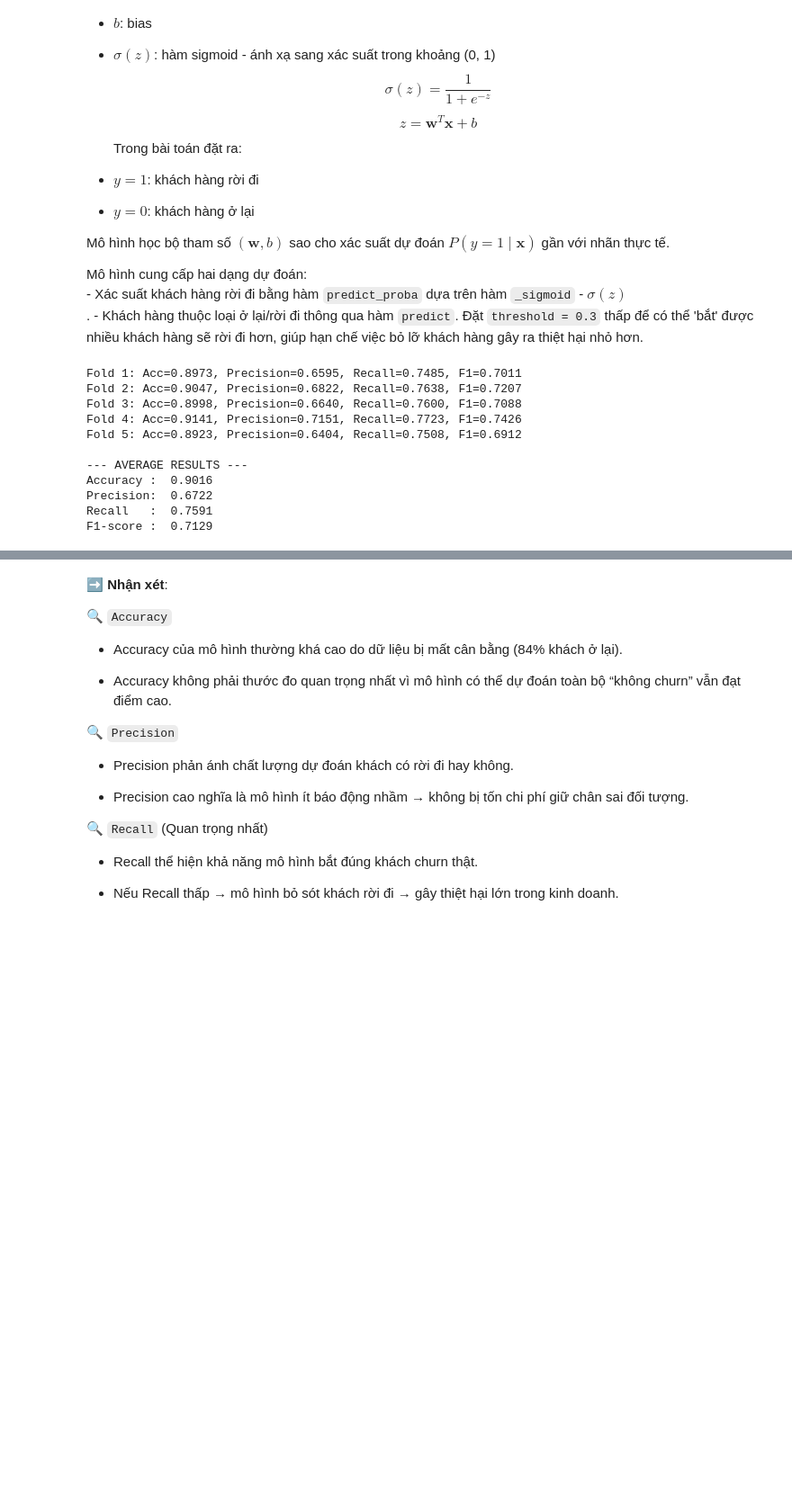
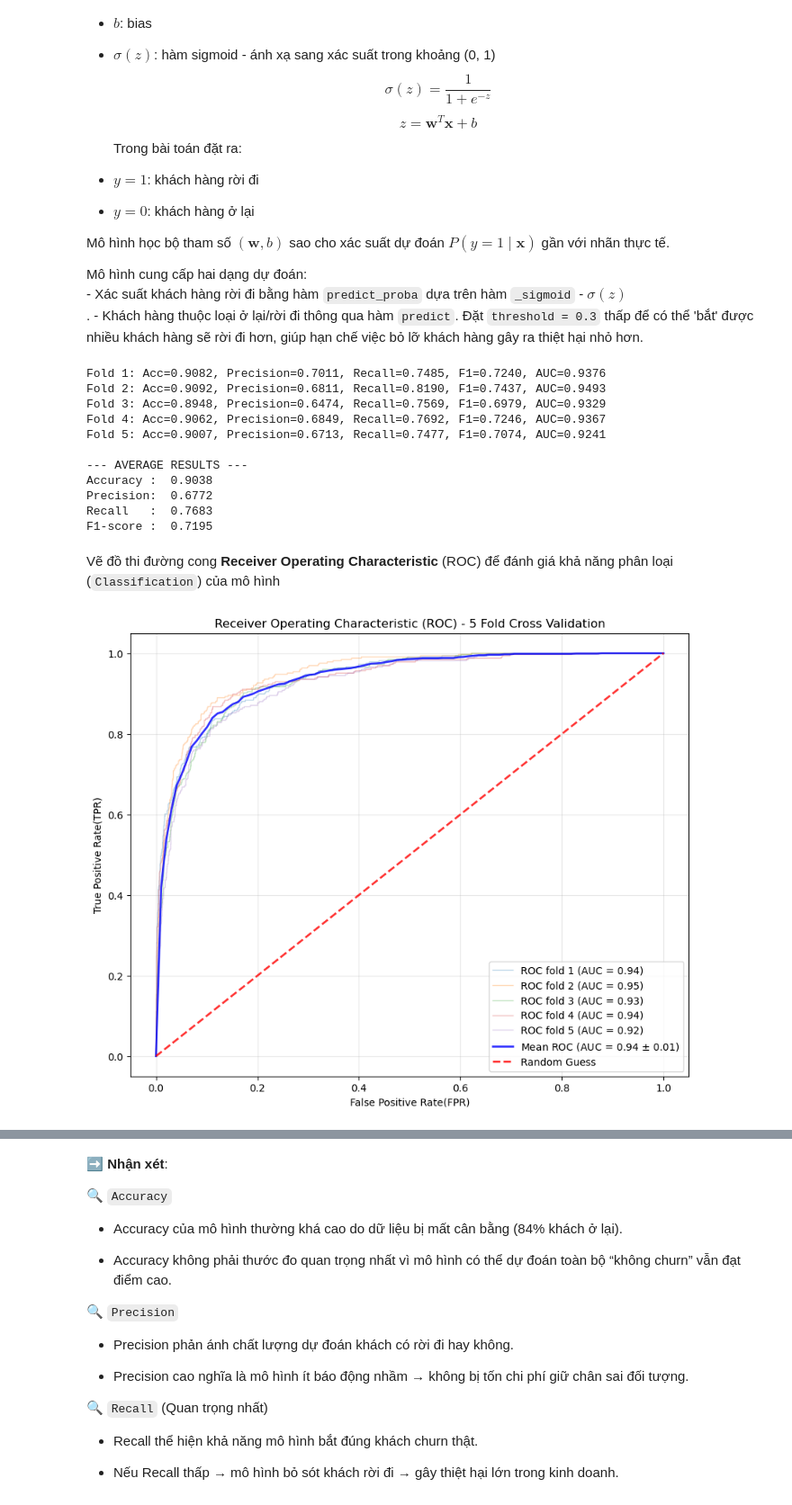
Before and after one commit to TThanhc/Credits_Card_customers-Numpy-DS, a Jupyter notebook: notebooks/03_modeling.ipynb, the cells around one changed output, grey strips where cells are left out. Shown at 90% size. Saved outputs shown, nothing was run; the diff lists cells and outputs as text; code cells hidden in the pictures; blank space fills up the shorter version.

```diff
--- a/notebooks/03_modeling.ipynb
+++ b/notebooks/03_modeling.ipynb
@@ -120,17 +121,65 @@ Mô hình cung cấp hai dạng dự đoán: <br>
     - Xác suất khách hàng rời đi bằng hàm `predict_proba` dựa trên hàm `_sigmoid` -  $\sigma(z)$ <br>.
     - Khách hàng thuộc loại ở lại/rời đi thông qua hàm `predict`. Đặt `threshold = 0.3` thấp để có thể 'bắt' được nhiều khách hàng sẽ rời đi hơn, giúp hạn chế việc bỏ lỡ khách hàng gây ra thiệt hại nhỏ hơn.
 # %%
-trained_model, accuracies, precisions, recalls, f1s = stratified_k_fold_cross_validation(
+trained_model, accuracies, precisions, recalls, f1s, roc_data_list = stratified_k_fold_cross_validation(
     X, y, k=5, learning_rate=0.1, num_iterations=2000)
 # %% [output]
-Fold 1: Acc=0.8973, Precision=0.6595, Recall=0.7485, F1=0.7011
-Fold 2: Acc=0.9047, Precision=0.6822, Recall=0.7638, F1=0.7207
-Fold 3: Acc=0.8998, Precision=0.6640, Recall=0.7600, F1=0.7088
-Fold 4: Acc=0.9141, Precision=0.7151, Recall=0.7723, F1=0.7426
-Fold 5: Acc=0.8923, Precision=0.6404, Recall=0.7508, F1=0.6912
+Fold 1: Acc=0.9082, Precision=0.7011, Recall=0.7485, F1=0.7240, AUC=0.9376
+Fold 2: Acc=0.9092, Precision=0.6811, Recall=0.8190, F1=0.7437, AUC=0.9493
+Fold 3: Acc=0.8948, Precision=0.6474, Recall=0.7569, F1=0.6979, AUC=0.9329
+Fold 4: Acc=0.9062, Precision=0.6849, Recall=0.7692, F1=0.7246, AUC=0.9367
+Fold 5: Acc=0.9007, Precision=0.6713, Recall=0.7477, F1=0.7074, AUC=0.9241
 
 --- AVERAGE RESULTS ---
-Accuracy :  0.9016
-Precision:  0.6722
-Recall   :  0.7591
-F1-score :  0.7129
+Accuracy :  0.9038
+Precision:  0.6772
+Recall   :  0.7683
+F1-score :  0.7195
+# %% [markdown]
+Vẽ đồ thi đường cong **Receiver Operating Characteristic** (ROC) để đánh giá khả năng phân loại (`Classification`) của mô hình
+# %%
+plt.figure(figsize=(10, 8))
+
+# Các biến để tính Mean ROC
+mean_fpr = np.linspace(0, 1, 100)
+tprs = []
+aucs = []
+
+# Duyệt qua từng phần tử trong roc_data_list để vẽ
+for i, (fpr, tpr, auc) in enumerate(roc_data_list):
+    # Lưu AUC để tính trung bình
+    aucs.append(auc)
+
+    # Nội suy TPR để sau này tính trung bình
+    interp_tpr = np.interp(mean_fpr, fpr, tpr)
+    interp_tpr[0] = 0.0
+    tprs.append(interp_tpr)
+
+    # Vẽ đường ROC của Fold hiện tại (nét mảnh, mờ)
+    plt.plot(fpr, tpr, lw=1, alpha=0.3, label=f'ROC fold {i+1} (AUC = {auc:.2f})')
+
+# Tính toán và Vẽ đường trung bình (Mean ROC)
+mean_tpr = np.mean(tprs, axis=0)
+mean_tpr[-1] = 1.0 # Đảm bảo kết thúc ở (1,1)
+mean_auc = np.mean(aucs)
+std_auc = np.std(aucs)
+
+# Vẽ đường trung bình (nét đậm, màu xanh)
+plt.plot(mean_fpr, mean_tpr, color='b',
+         label=rf'Mean ROC (AUC = {mean_auc:.2f} $\pm$ {std_auc:.2f})',
+         lw=2, alpha=.8)
+
+plt.plot([0, 1], [0, 1], linestyle='--', lw=2, color='r', label='Random Guess', alpha=.8)
+plt.xlim([-0.05, 1.05])
+plt.ylim([-0.05, 1.05])
+plt.xlabel('False Positive Rate(FPR)')
+plt.ylabel('True Positive Rate(TPR)')
+plt.title('Receiver Operating Characteristic (ROC) - 5 Fold Cross Validation')
+plt.legend(loc="lower right")
+plt.grid(True, alpha=0.3)
+
+# Lưu và hiển thị
+plt.savefig("roc_curve_plot.png", bbox_inches="tight")
+plt.show()
+# %% [output]
+[figure, added]
```
Also changed, not shown: parts of 6 cells of this notebook, 9 other files.
